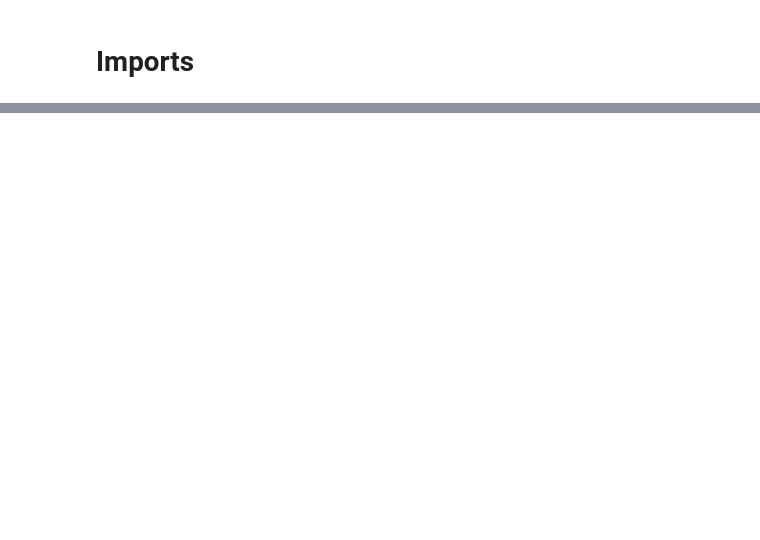
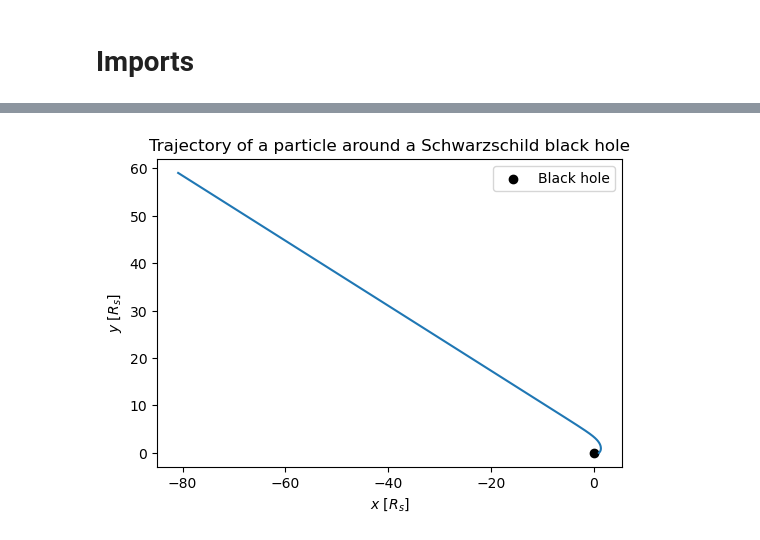
Before and after one commit to AdamSmithOrlik/quantum-black-holes, a Jupyter notebook: notes.ipynb, the cells around one changed output, grey strips where cells are left out. Saved outputs shown, nothing was run; the diff lists cells and outputs as text; code cells hidden in the pictures; blank space fills up the shorter version.

```diff
--- a/notes.ipynb
+++ b/notes.ipynb
@@ -213,0 +101,35 @@ plt.show()
+# %%
+# Solving the EOM using solve_ivp
+
+# Initial conditions
+t0 = 0
+r0 = 0.5*rs
+phi0 = 0
+y0 = [t0, r0, phi0]
+
+# Integration parameters
+tau_span = [0, 100]
+tau_eval = np.linspace(0, 100, 1000)
+
+# Solve the EOM
+sol = solve_ivp(EOM, tau_span, y0, args=(params,), t_eval=tau_eval)
+
+# results
+t = sol.y[0]
+r = sol.y[1]
+phi = sol.y[2]
+
+x = r * np.cos(phi)
+y = r * np.sin(phi)
+
+# Plot the trajectory
+plt.figure(figsize=(6, 4))
+plt.plot(x, y)
+plt.scatter([0], [0], color='black', label='Black hole')
+plt.xlabel(r'$x$ [$R_s$]')
+plt.ylabel(r'$y$ [$R_s$]')
+plt.title('Trajectory of a particle around a Schwarzschild black hole')
+plt.legend()
+plt.show()
+# %% [output]
+[figure, added]
```
Also changed, not shown: parts of 26 cells of this notebook, 8 other files.
